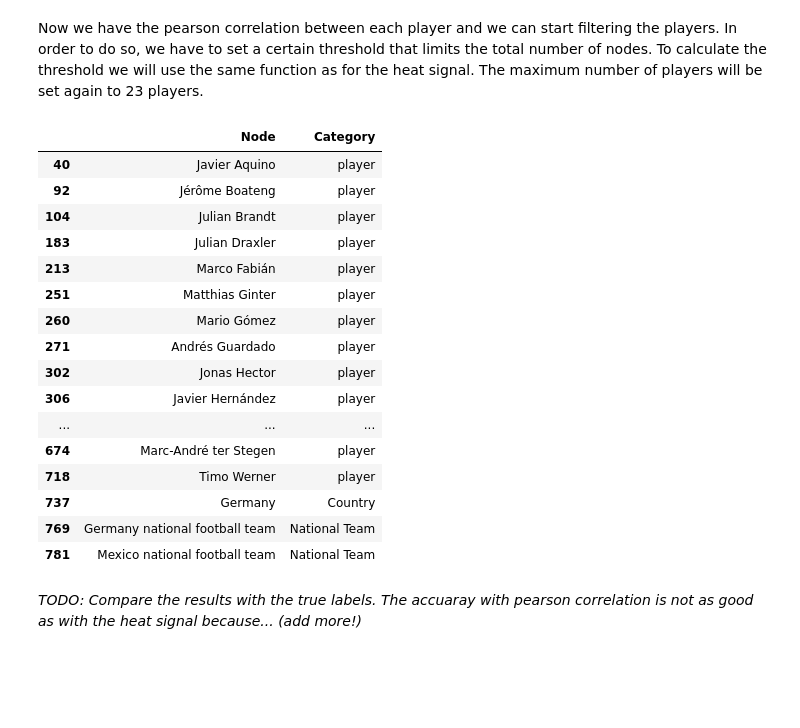
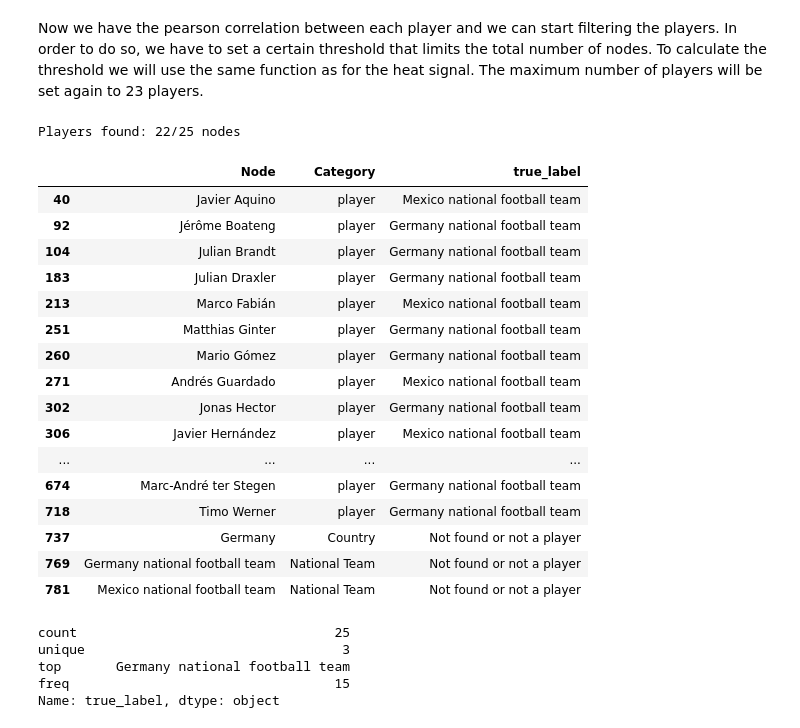
Before and after one commit to ProjectNTDS/Network_World_Cup_Analysis, a Jupyter notebook: Task 4.ipynb, the cells around one changed output. Cells and saved outputs as stored; diff of their text form; code cells hidden in the pictures; blank space fills up the shorter version.

```diff
--- a/Task 4.ipynb
+++ b/Task 4.ipynb
@@ -207,24 +260,36 @@ number_of_nodes = 25     #23 players + national team + country
 upperlimit = set_upperbound(pearson_array[player], number_of_nodes+1)
 filtered_players = filter_players(player, upperlimit)
 # %%
-All_Nodes.iloc[filtered_players, :]
+pearson_result = All_Nodes.iloc[filtered_players, :]
-# %% [output]
-|  | Node | Category |
-| 40 | Javier Aquino | player |
-| 92 | Jérôme Boateng | player |
-| 104 | Julian Brandt | player |
-| 183 | Julian Draxler | player |
-| 213 | Marco Fabián | player |
-| 251 | Matthias Ginter | player |
-| 260 | Mario Gómez | player |
-| 271 | Andrés Guardado | player |
-| 302 | Jonas Hector | player |
-| 306 | Javier Hernández | player |
-| ... | ... | ... |
-| 674 | Marc-André ter Stegen | player |
-| 718 | Timo Werner | player |
-| 737 | Germany | Country |
-| 769 | Germany national football team | National Team |
-| 781 | Mexico national football team | National Team |
-# %% [markdown]
-*TODO: Compare the results with the true labels. The accuaray with pearson correlation is not as good as with the heat signal because... (add more!)*
+# %%
+pearson_final_result = check_true_label(filtered_players, true_list, pearson_result)
+# %% [output]
+Players found: 22/25 nodes
+# %%
+pearson_final_result
+# %% [output]
+|  | Node | Category | true_label |
+| 40 | Javier Aquino | player | Mexico national football team |
+| 92 | Jérôme Boateng | player | Germany national football team |
+| 104 | Julian Brandt | player | Germany national football team |
+| 183 | Julian Draxler | player | Germany national football team |
+| 213 | Marco Fabián | player | Mexico national football team |
+| 251 | Matthias Ginter | player | Germany national football team |
+| 260 | Mario Gómez | player | Germany national football team |
+| 271 | Andrés Guardado | player | Mexico national football team |
+| 302 | Jonas Hector | player | Germany national football team |
+| 306 | Javier Hernández | player | Mexico national football team |
+| ... | ... | ... | ... |
+| 674 | Marc-André ter Stegen | player | Germany national football team |
+| 718 | Timo Werner | player | Germany national football team |
+| 737 | Germany | Country | Not found or not a player |
+| 769 | Germany national football team | National Team | Not found or not a player |
+| 781 | Mexico national football team | National Team | Not found or not a player |
+# %%
+pearson_final_result['true_label'].describe()
+# %% [output]
+count                                 25
+unique                                 3
+top       Germany national football team
+freq                                  15
+Name: true_label, dtype: object
```
Also changed, not shown: parts of 12 cells of this notebook.
